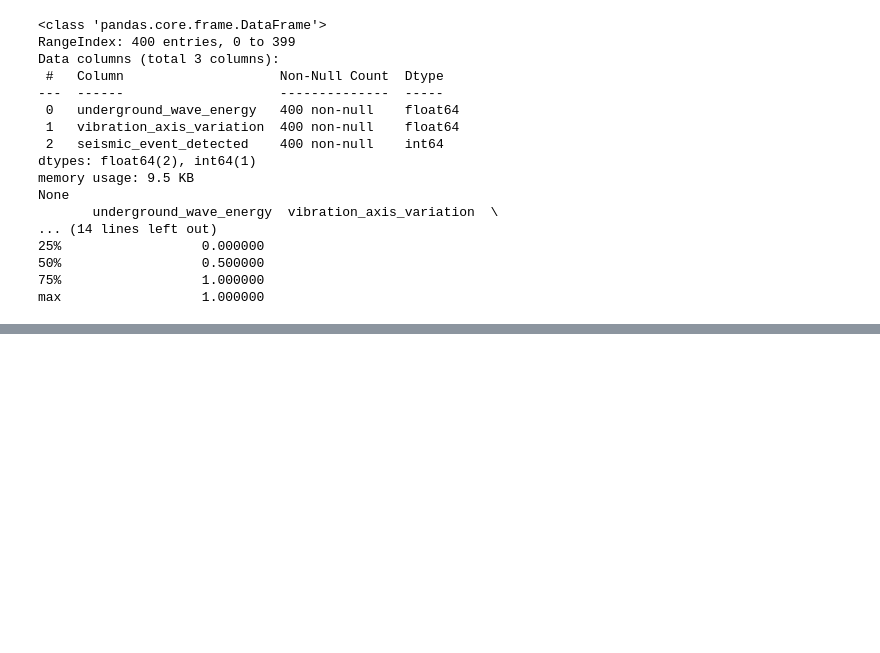
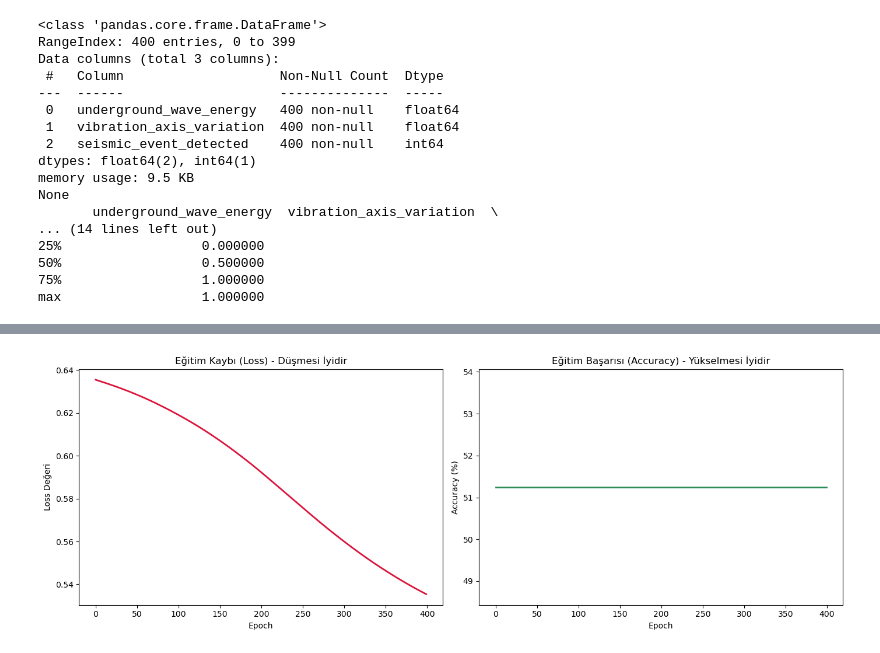
Before and after one commit to abdulkadiripek/DeepLearningBootcamp, a Jupyter notebook: Odevler/01- IlkOdev.ipynb, the cells around one changed output, grey strips where cells are left out. Drawn from its saved outputs; the diff is of its cells as text; code cells hidden in the pictures; blank space fills up the shorter version.

```diff
--- a/Odevler/01- IlkOdev.ipynb
+++ b/Odevler/01- IlkOdev.ipynb
@@ -70,7 +78,11 @@ def calculate_accuracy(y_true, y_pred):
     return accuracy
 # %%
 torch.manual_seed(42)
-epochs = 200
+epochs = 400
+
+epoch_count = []
+train_loss_count = []
+train_acc_count = []
 
 for epoch in range(epochs):
     model.train()
@@ -91,6 +103,10 @@ for epoch in range(epochs):
         test_loss = loss_fn(test_logits,y_test)
         test_acc  = calculate_accuracy(y_test,test_pred)
 
+        epoch_count.append(epoch)
+        train_loss_count.append(loss.item())
+        train_acc_count.append(acc)
+
         if epoch % 10 == 0:
             print(f"Epoch:{epoch}, Loss:{loss}, Acc:{acc}, Test_Loss:{test_loss}, Test_Acc:{test_acc}")
 # %% [output]
@@ -116,0 +130,25 @@ Epoch:190, Loss:0.43401479721069336, Acc:92.8125, Test_Loss:0.42904677987098694,
+# %%
+def plot_training_history(epochs_list, loss_list, acc_list):
+    """
+    Eğitim sürecindeki Kayıp (Loss) ve Başarı (Accuracy) değişimini yan yana çizer.
+    """
+    # 1 satır, 2 sütunluk (yan yana) bir grafik panosu aç
+    fig, axes = plt.subplots(1, 2, figsize=(14, 5))
+
+    # Sol taraf (Loss grafiği) - Kırmızı renk
+    sns.lineplot(x=epochs_list, y=loss_list, ax=axes[0], color='crimson', linewidth=2)
+    axes[0].set_title("Eğitim Kaybı (Loss) - Düşmesi İyidir")
+    axes[0].set_xlabel("Epoch")
+    axes[0].set_ylabel("Loss Değeri")
+
+    # Sağ taraf (Accuracy grafiği) - Yeşil renk
+    sns.lineplot(x=epochs_list, y=acc_list, ax=axes[1], color='seagreen', linewidth=2)
+    axes[1].set_title("Eğitim Başarısı (Accuracy) - Yükselmesi İyidir")
+    axes[1].set_xlabel("Epoch")
+    axes[1].set_ylabel("Accuracy (%)")
+
+    plt.tight_layout()
+    plt.show()
+plot_training_history(epoch_count, train_loss_count, train_acc_count)
+# %% [output]
+[figure, added]
```
Also changed, not shown: parts of 3 cells of this notebook.
